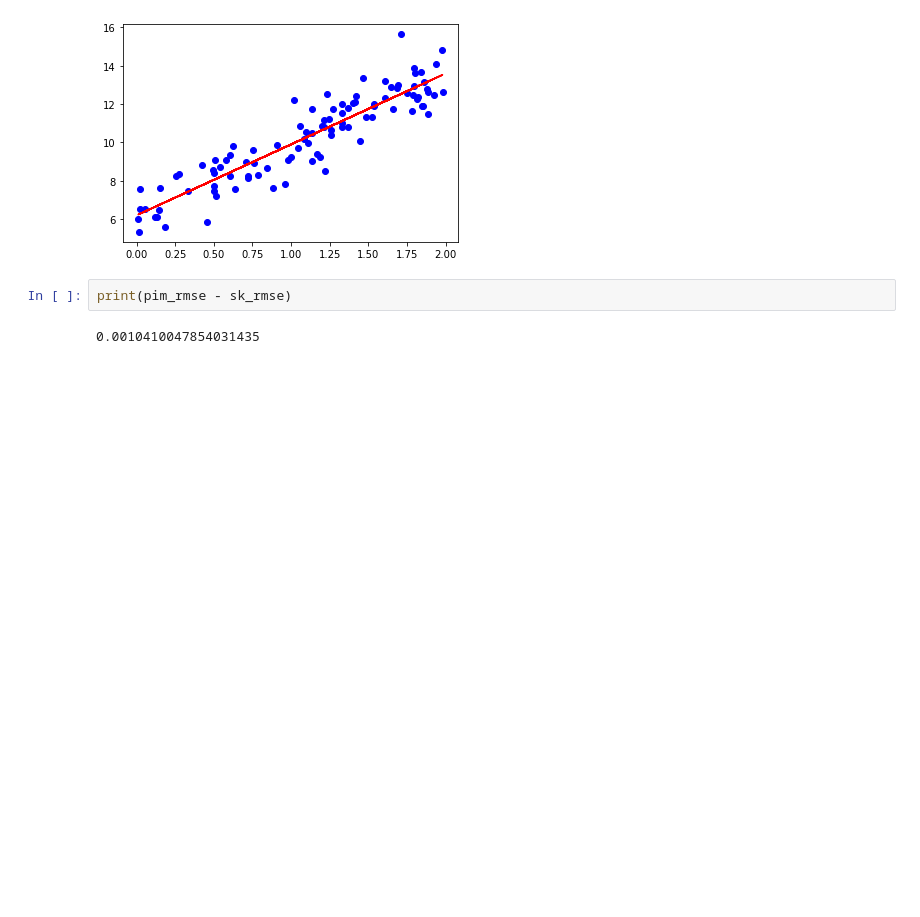
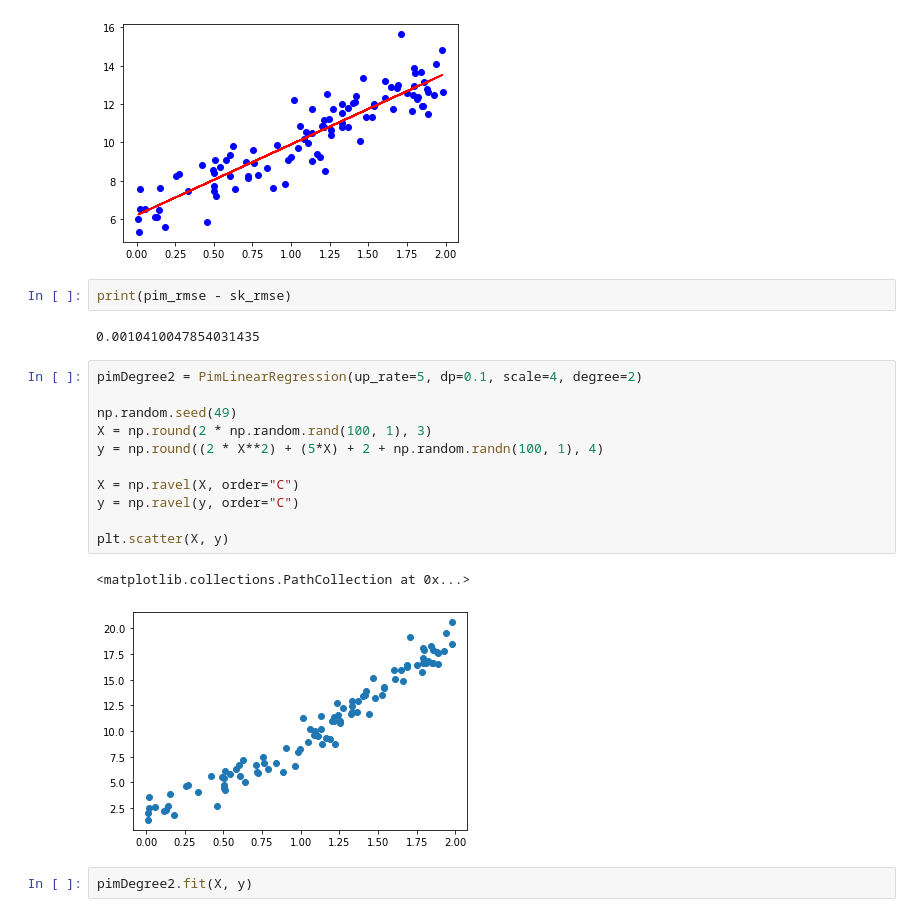
Before and after one commit to SimplePro/PcmLinearRegression, a Jupyter notebook: CustomML/test.ipynb, the cells around one changed output. Drawn from its saved outputs; the diff is of its cells as text; blank space fills up the shorter version.

```diff
--- a/CustomML/test.ipynb
+++ b/CustomML/test.ipynb
@@ -241,3 +241,19 @@ plt.show()
 print(pim_rmse - sk_rmse)
 # %% [output]
 0.0010410047854031435
+# %%
+pimDegree2 = PimLinearRegression(up_rate=5, dp=0.1, scale=4, degree=2)
+
+np.random.seed(49)
+X = np.round(2 * np.random.rand(100, 1), 3)
+y = np.round((2 * X**2) + (5*X) + 2 + np.random.randn(100, 1), 4)
+
+X = np.ravel(X, order="C")
+y = np.ravel(y, order="C")
+
+plt.scatter(X, y)
+# %% [output]
+<matplotlib.collections.PathCollection at 0x...>
+[figure, added]
+# %%
+pimDegree2.fit(X, y)
```
Also changed, not shown: parts of 7 cells of this notebook.
